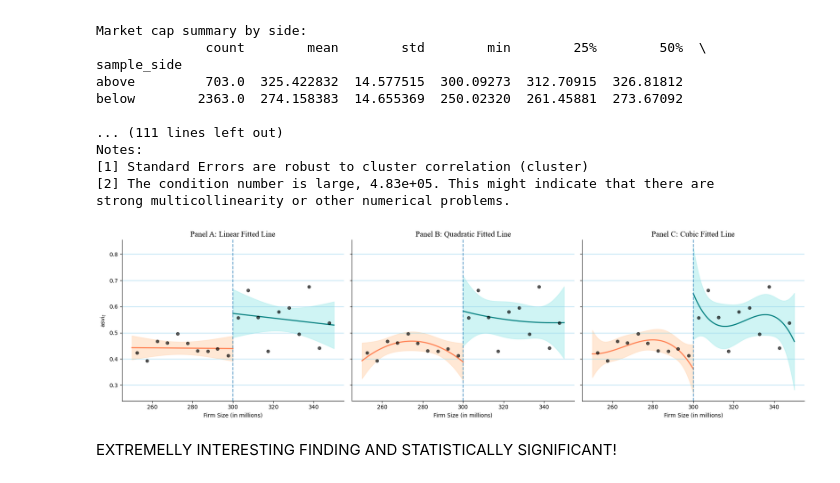
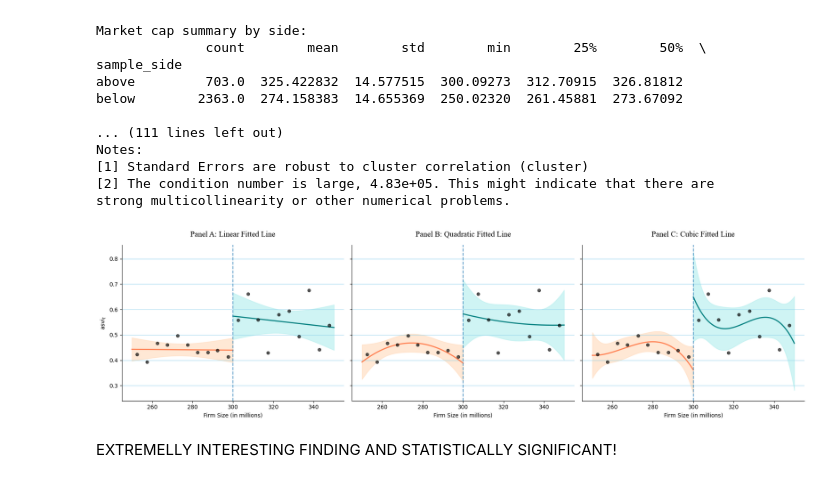
Before and after one commit to YVYX04/Bachelor_Thesis, a Jupyter notebook: notebooks/main/hypotheses/02_TopMovers_asvi.ipynb, the cells around one changed output. Cells and saved outputs as stored; diff of their text form; code cells hidden in the pictures.

```diff
--- a/notebooks/main/hypotheses/02_TopMovers_asvi.ipynb
+++ b/notebooks/main/hypotheses/02_TopMovers_asvi.ipynb
@@ -1497,34 +1497,34 @@ def plot_barber_figure5_style(
         # ----------------------------------------------------
         # 3. Cutoff line and formatting
         # ----------------------------------------------------
         ax.axvline(cutoff, linestyle="--", alpha=0.7)
-        ax.set_title(panel_titles.get(deg, f"Degree {deg}"), fontsize=14, family="Times New Roman")
+        ax.set_title(panel_titles.get(deg, f"Degree {deg}"), fontsize=14, family="Times New Roman", pad=15)
         ax.set_xlabel("Firm Size (in millions)")
         ax.grid(axis="y", alpha=0.8, color="skyblue")
         ax.spines["top"].set_visible(False)
         ax.spines["right"].set_visible(False)
 
     axes[0].set_ylabel(r"$\text{asvi}_t$")
 
     plt.tight_layout()
     plt.savefig("../../../figures/Barber_Figure5_Style_ASVI.pdf", bbox_inches="tight")
     plt.show()
 
 
 # ============================================================
 # RUN THE FIGURE
 # ============================================================
 
 plot_barber_figure5_style(
     rd_df,
     x_col="mktcap",
     y_col="asvi_t",
     cutoff=300,
     degrees=(1, 2, 3),
     n_bins_each_side=10,   # 10 bins below + 10 bins above, close to the published figure
     figsize=(18, 5)
 )
 # %% [output]
-[figure, old version]
+[figure, new version]
 # %% [markdown]
 EXTREMELLY INTERESTING FINDING AND STATISTICALLY SIGNIFICANT!
```
Also changed, not shown: 9 other files.
